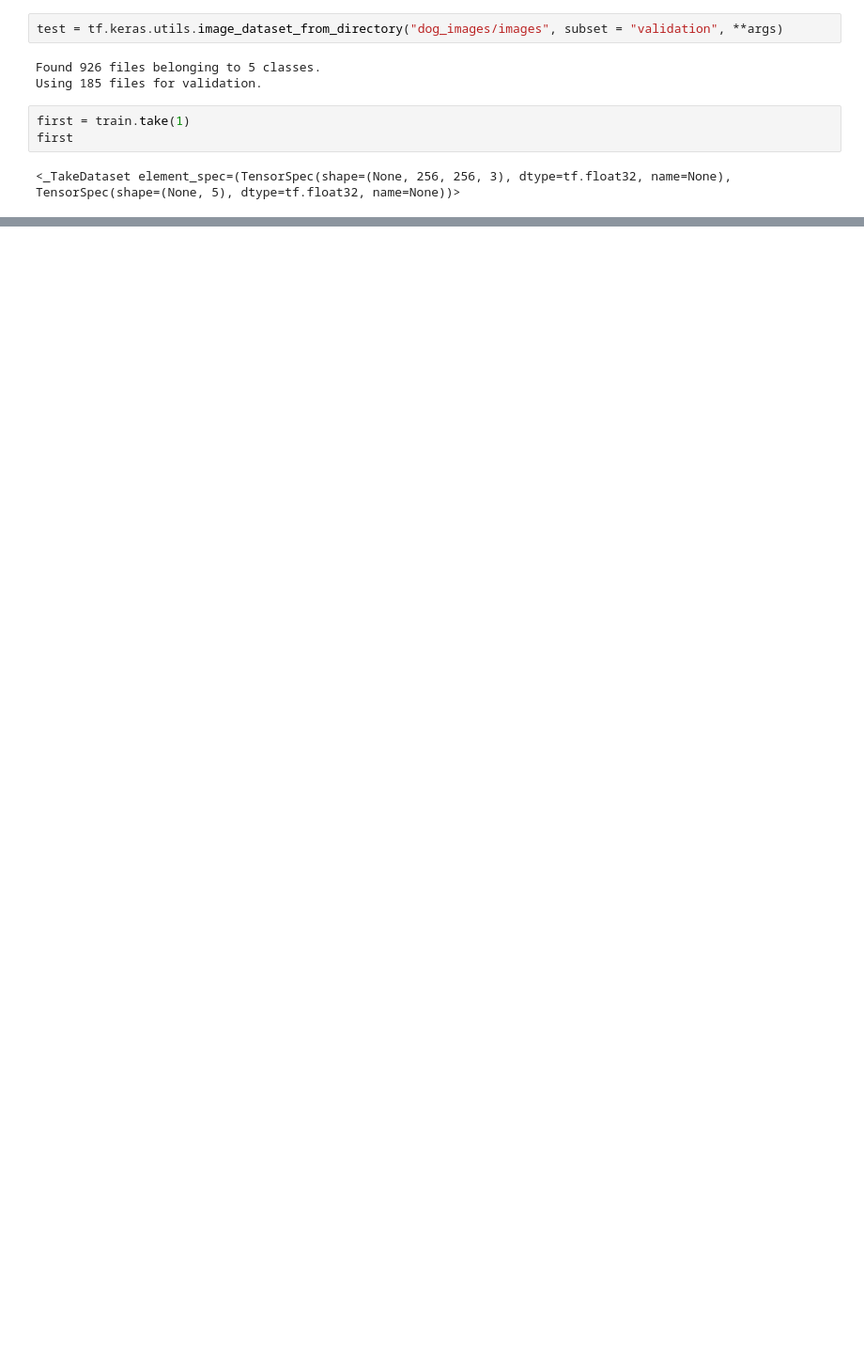
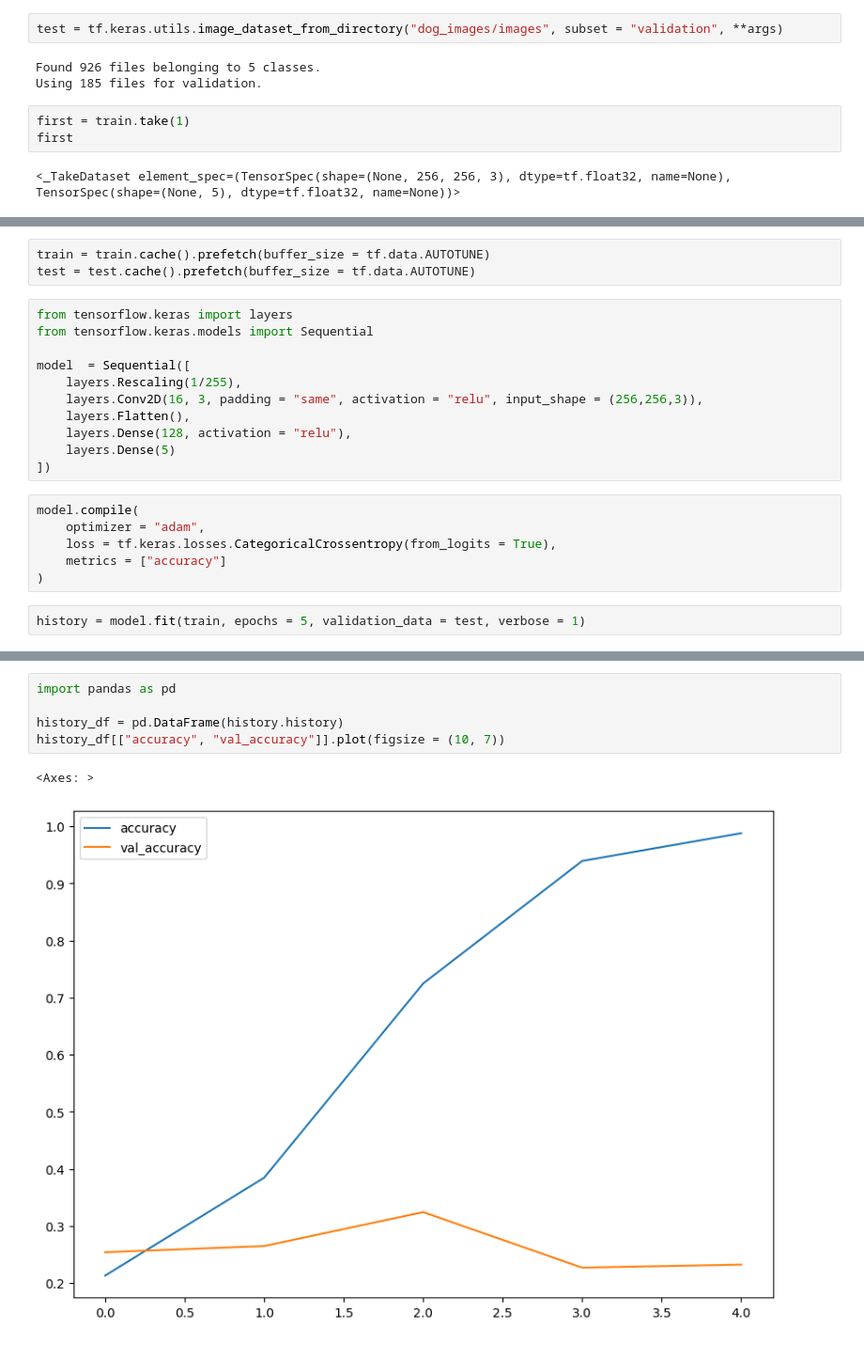
Before and after one commit to krishnara1201/image_classification, a Jupyter notebook: model.ipynb, the cells around one changed output, grey strips where cells are left out. Shown at 94% size. Cells and saved outputs as stored; diff of their text form; blank space fills up the shorter version.

Commit message:
model completed

```diff
--- a/model.ipynb
+++ b/model.ipynb
@@ -56,0 +52,22 @@ labels[0]
+# %%
+train = train.cache().prefetch(buffer_size = tf.data.AUTOTUNE)
+test = test.cache().prefetch(buffer_size = tf.data.AUTOTUNE)
+# %%
+from tensorflow.keras import layers
+from tensorflow.keras.models import Sequential
+
+model  = Sequential([
+    layers.Rescaling(1/255),
+    layers.Conv2D(16, 3, padding = "same", activation = "relu", input_shape = (256,256,3)),
+    layers.Flatten(),
+    layers.Dense(128, activation = "relu"),
+    layers.Dense(5)
+])
+# %%
+model.compile(
+    optimizer = "adam",
+    loss = tf.keras.losses.CategoricalCrossentropy(from_logits = True),
+    metrics = ["accuracy"]
+)
+# %%
+history = model.fit(train, epochs = 5, validation_data = test, verbose = 1)
@@ -56,0 +106,8 @@ labels[0]
+# %%
+import pandas as pd
+
+history_df = pd.DataFrame(history.history)
+history_df[["accuracy", "val_accuracy"]].plot(figsize = (10, 7))
+# %% [output]
+<Axes: >
+[figure, added]
```
Also changed, not shown: parts of 22 cells of this notebook.
